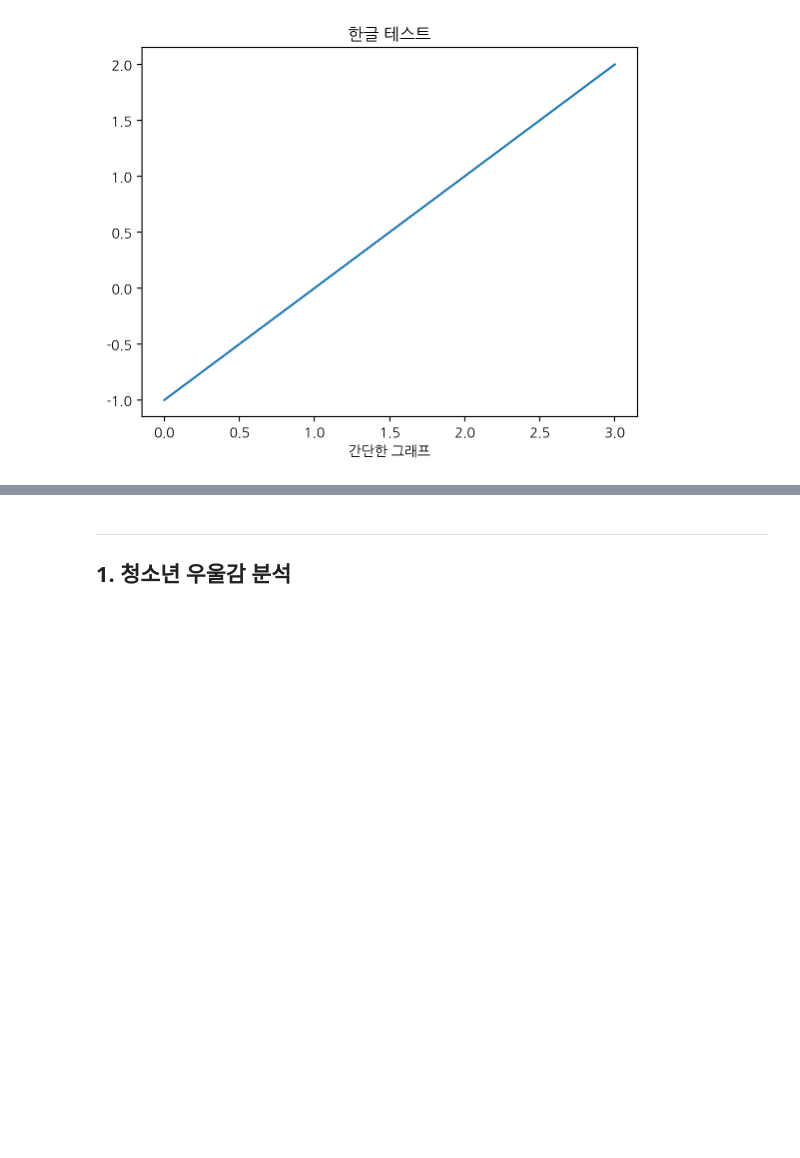
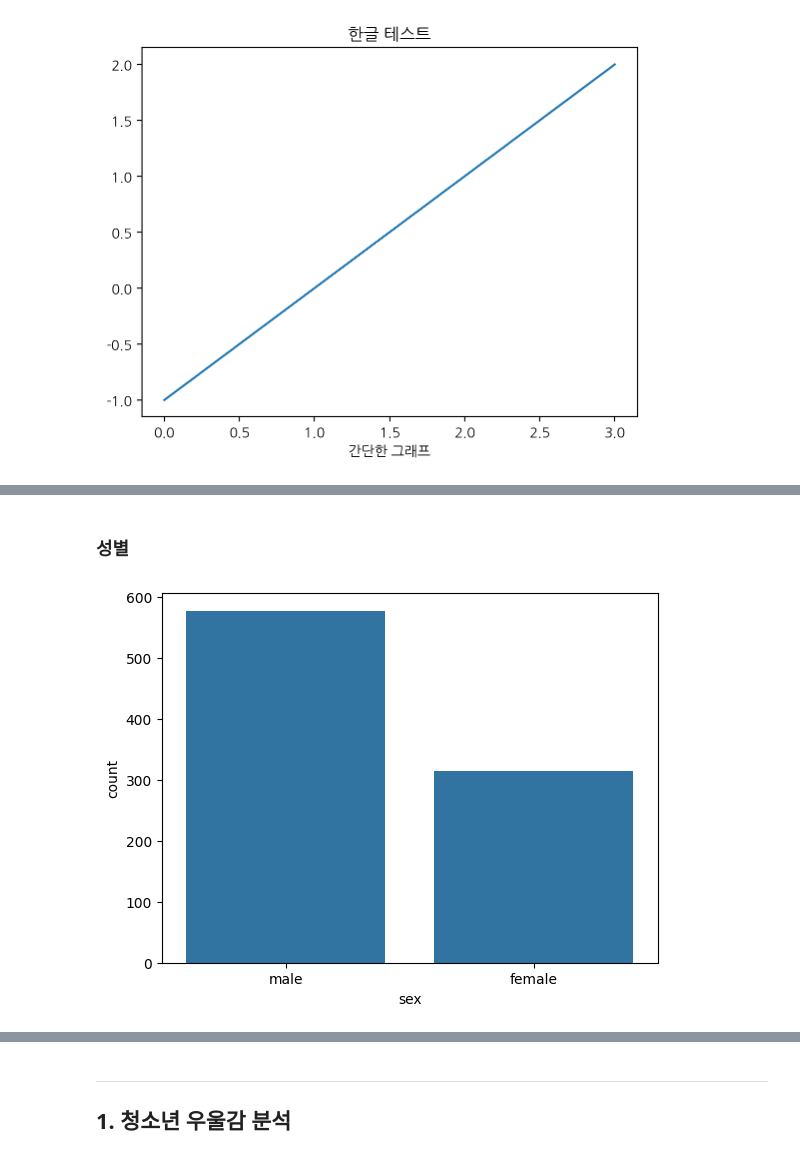
Before and after one commit to thdnjs0730/2024-1-my-BDA, a Jupyter notebook: 데이터분석과제_03조_20231596_최소원_20231596_최소원.ipynb, the cells around one changed output, grey strips where cells are left out. Drawn from its saved outputs; the diff is of its cells as text; code cells hidden in the pictures; blank space fills up the shorter version.

```diff
--- a/데이터분석과제_03조_20231596_최소원_20231596_최소원.ipynb
+++ b/데이터분석과제_03조_20231596_최소원_20231596_최소원.ipynb
@@ -99,0 +98,5 @@ plt.show()
+# %%
+import seaborn as sns
+
+titanic = sns.load_dataset("titanic")
+titanic.head()
@@ -99,0 +148,7 @@ plt.show()
+# %% [markdown]
+### 성별
+# %%
+# 성별에 따른 데이터의 분포 시각화
+sns.countplot(titanic, x = "sex");
+# %% [output]
+[figure, added]
```
Also changed, not shown: parts of 49 cells of this notebook.
